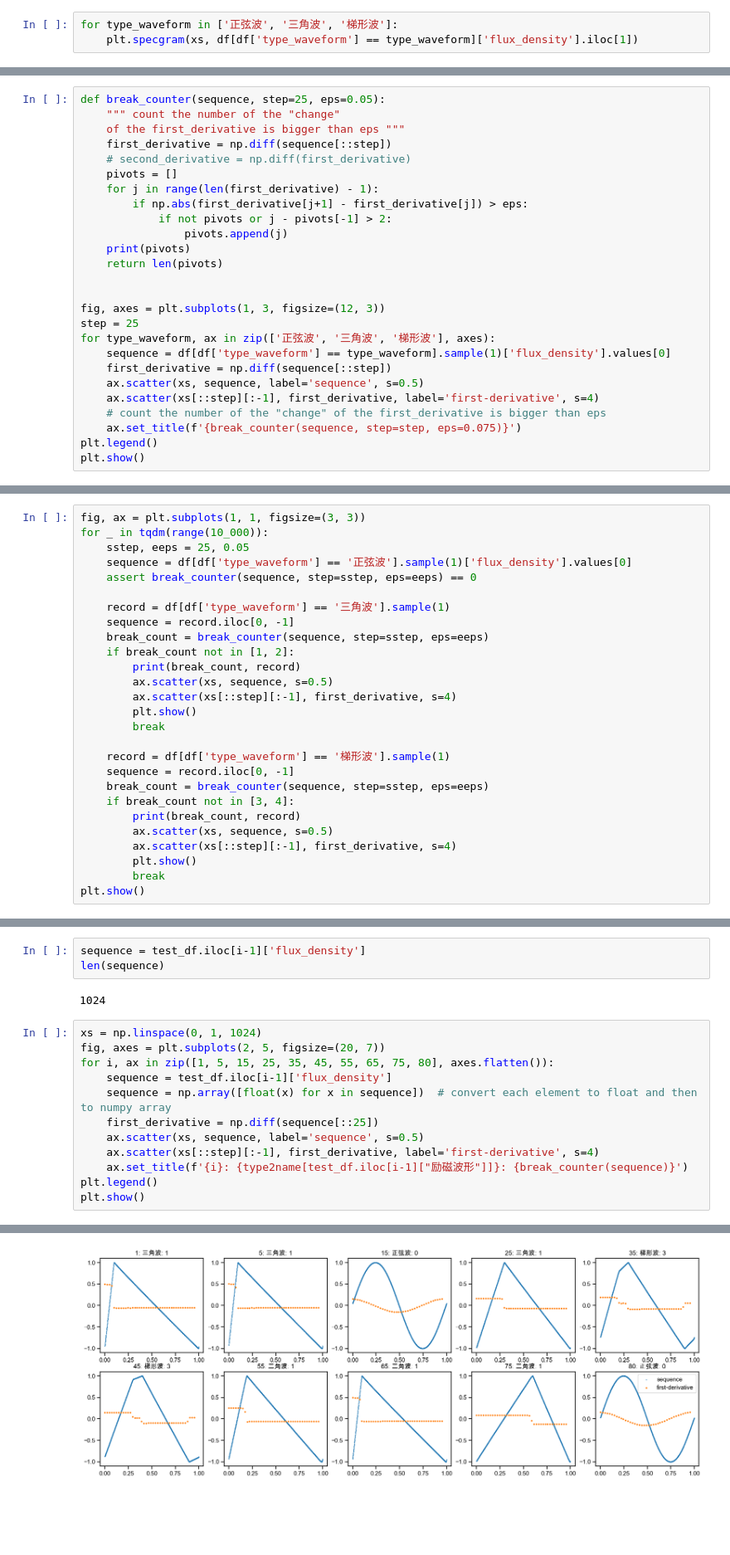
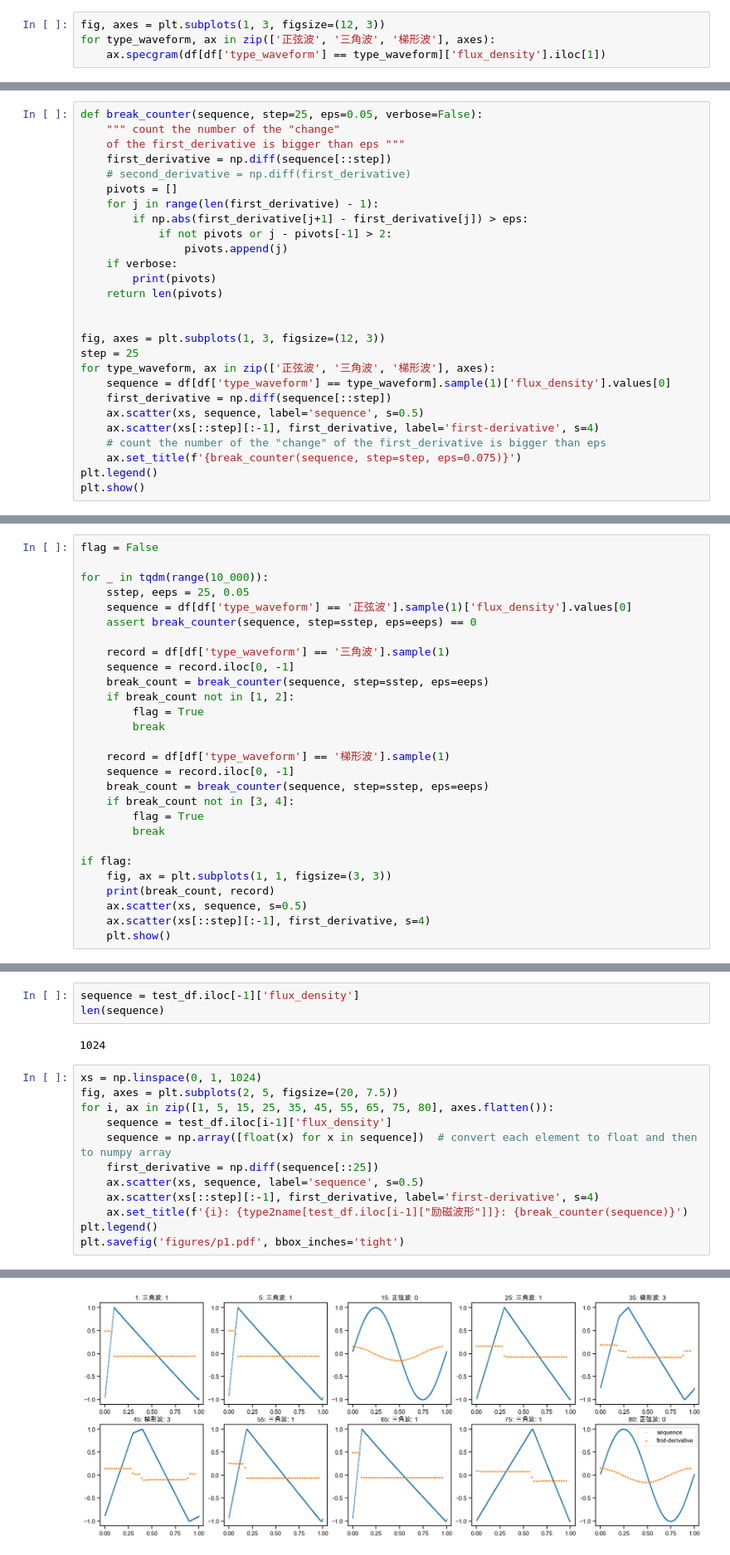
Before and after one commit to DURUII/Contest-CPMCM2024-C, a Jupyter notebook: Prob1.ipynb, the cells around one changed output, grey strips where cells are left out. Shown: that part at 83% size. Saved outputs shown, nothing was run; the diff lists cells and outputs as text; blank space fills up the shorter version.

```diff
--- a/Prob1.ipynb
+++ b/Prob1.ipynb
@@ -72,4 +66,5 @@ for type_waveform, ax in zip(['正弦波', '三角波', '梯形波'], axes):
 # %%
-for type_waveform in ['正弦波', '三角波', '梯形波']:
-    plt.specgram(xs, df[df['type_waveform'] == type_waveform]['flux_density'].iloc[1])
+fig, axes = plt.subplots(1, 3, figsize=(12, 3))
+for type_waveform, ax in zip(['正弦波', '三角波', '梯形波'], axes):
+    ax.specgram(df[df['type_waveform'] == type_waveform]['flux_density'].iloc[1])
 # %% [output]
@@ -80,5 +74,5 @@ ValueError: The truth value of an array with more than one element is ambiguous.
 # %%
-def break_counter(sequence, step=25, eps=0.05):
+def break_counter(sequence, step=25, eps=0.05, verbose=False):
     """ count the number of the "change"
     of the first_derivative is bigger than eps """
     first_derivative = np.diff(sequence[::step])
@@ -88,7 +82,8 @@ def break_counter(sequence, step=25, eps=0.05):
         if np.abs(first_derivative[j+1] - first_derivative[j]) > eps:
             if not pivots or j - pivots[-1] > 2:
                 pivots.append(j)
-    print(pivots)
+    if verbose:
+        print(pivots)
     return len(pivots)
 
 
@@ -121,5 +113,6 @@ Name: 11603, dtype: object
 # %%
-fig, ax = plt.subplots(1, 1, figsize=(3, 3))
+flag = False
+
 for _ in tqdm(range(10_000)):
     sstep, eeps = 25, 0.05
     sequence = df[df['type_waveform'] == '正弦波'].sample(1)['flux_density'].values[0]
@@ -129,19 +122,19 @@ for _ in tqdm(range(10_000)):
     sequence = record.iloc[0, -1]
     break_count = break_counter(sequence, step=sstep, eps=eeps)
     if break_count not in [1, 2]:
-        print(break_count, record)
-        ax.scatter(xs, sequence, s=0.5)
-        ax.scatter(xs[::step][:-1], first_derivative, s=4)
-        plt.show()
+        flag = True
         break
 
     record = df[df['type_waveform'] == '梯形波'].sample(1)
     sequence = record.iloc[0, -1]
     break_count = break_counter(sequence, step=sstep, eps=eeps)
     if break_count not in [3, 4]:
-        print(break_count, record)
-        ax.scatter(xs, sequence, s=0.5)
-        ax.scatter(xs[::step][:-1], first_derivative, s=4)
-        plt.show()
+        flag = True
         break
-plt.show()
+
+if flag:
+    fig, ax = plt.subplots(1, 1, figsize=(3, 3))
+    print(break_count, record)
+    ax.scatter(xs, sequence, s=0.5)
+    ax.scatter(xs[::step][:-1], first_derivative, s=4)
+    plt.show()
@@ -213,11 +187,11 @@ test_df.to_excel('test_df.xlsx', index=False)
 # %%
-sequence = test_df.iloc[i-1]['flux_density']
+sequence = test_df.iloc[-1]['flux_density']
 len(sequence)
 # %% [output]
 1024
 # %%
 xs = np.linspace(0, 1, 1024)
-fig, axes = plt.subplots(2, 5, figsize=(20, 7))
+fig, axes = plt.subplots(2, 5, figsize=(20, 7.5))
 for i, ax in zip([1, 5, 15, 25, 35, 45, 55, 65, 75, 80], axes.flatten()):
     sequence = test_df.iloc[i-1]['flux_density']
     sequence = np.array([float(x) for x in sequence])  # convert each element to float and then to numpy array
@@ -226,5 +200,5 @@ for i, ax in zip([1, 5, 15, 25, 35, 45, 55, 65, 75, 80], axes.flatten()):
     ax.scatter(xs[::step][:-1], first_derivative, label='first-derivative', s=4)
     ax.set_title(f'{i}: {type2name[test_df.iloc[i-1]["励磁波形"]]}: {break_counter(sequence)}')
 plt.legend()
-plt.show()
+plt.savefig('figures/p1.pdf', bbox_inches='tight')
 # %% [output]
@@ -241,2 +205,2 @@ plt.show()
-[figure, old version]
+[figure, new version]
 # %% [markdown]
```
Also changed, not shown: parts of 16 cells of this notebook, 4 other files.
